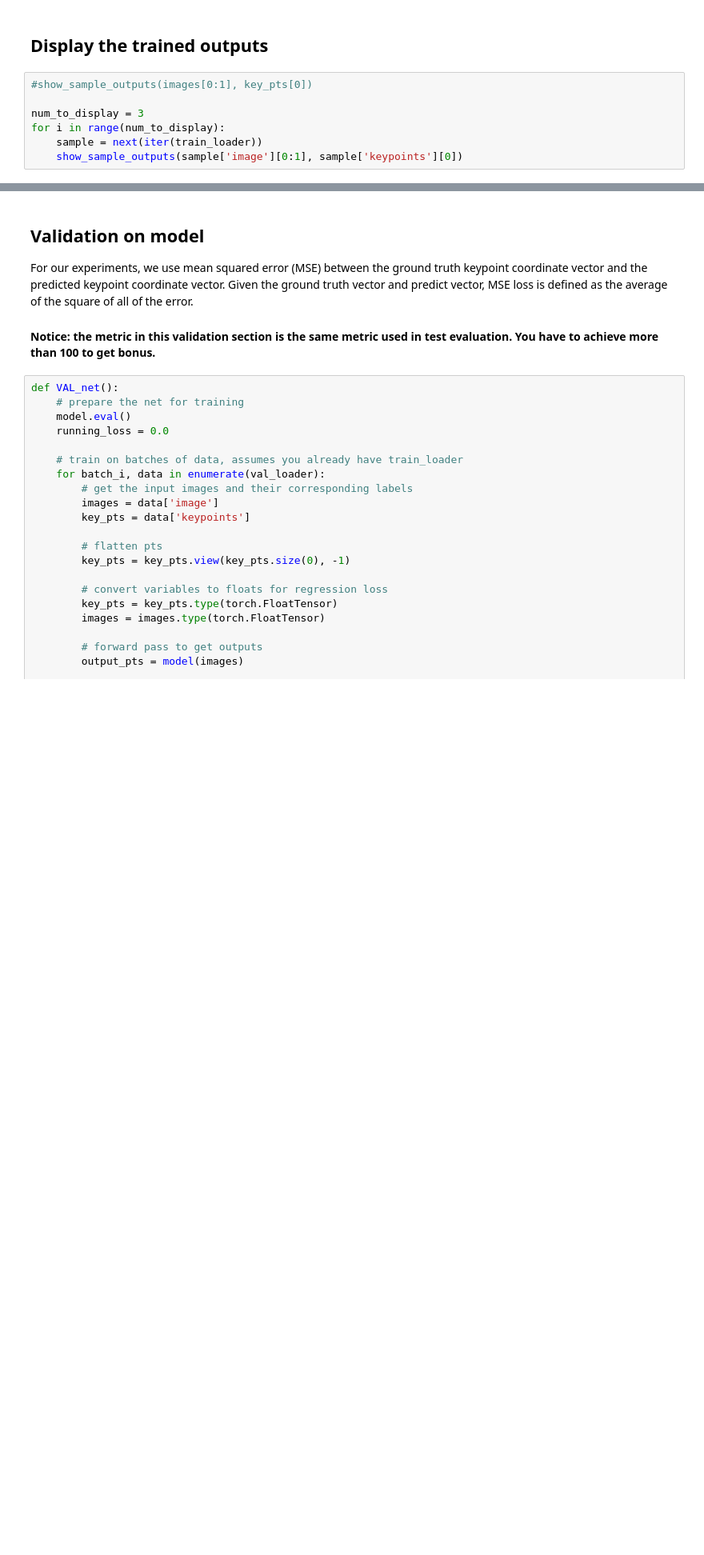
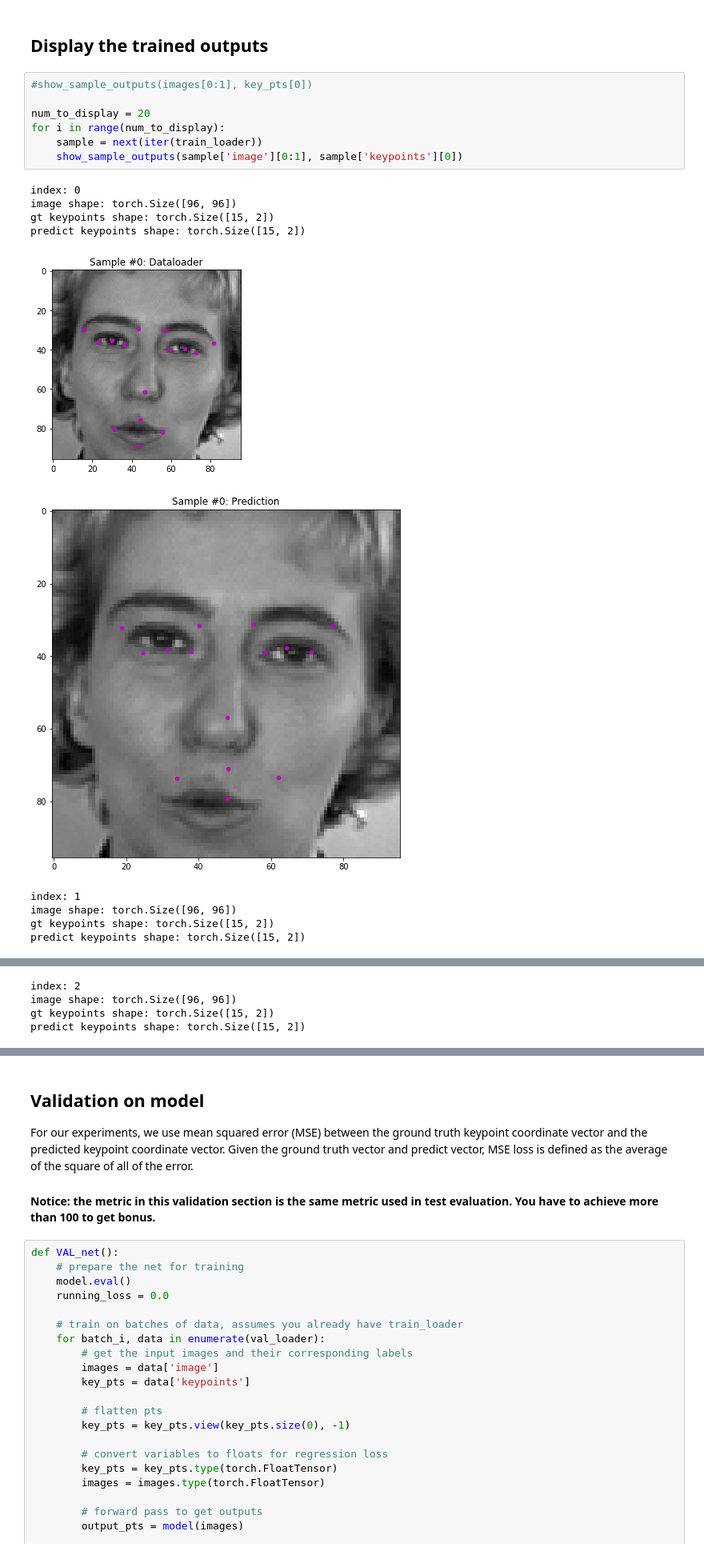
Before and after one commit to JulianHohenadel/I2Deep-Learning, a Jupyter notebook: exercise_3/2_facial_keypoints.ipynb, the cells around one changed output, grey strips where cells are left out. Shown at 80% size. Cells and saved outputs as stored; diff of their text form; blank space fills up the shorter version.

```diff
--- a/exercise_3/2_facial_keypoints.ipynb
+++ b/exercise_3/2_facial_keypoints.ipynb
@@ -537,7 +564,18 @@ train_net(n_epochs=15)
 # %%
 #show_sample_outputs(images[0:1], key_pts[0])
 
-num_to_display = 3
+num_to_display = 20
 for i in range(num_to_display):
     sample = next(iter(train_loader))
     show_sample_outputs(sample['image'][0:1], sample['keypoints'][0])
+# %% [output]
+index: 0
+image shape: torch.Size([96, 96])
+gt keypoints shape: torch.Size([15, 2])
+predict keypoints shape: torch.Size([15, 2])
+[figure, added]
+[figure, added]
+index: 1
+image shape: torch.Size([96, 96])
+gt keypoints shape: torch.Size([15, 2])
+predict keypoints shape: torch.Size([15, 2])
@@ -543,0 +584,4 @@ for i in range(num_to_display):
+index: 2
+image shape: torch.Size([96, 96])
+gt keypoints shape: torch.Size([15, 2])
+predict keypoints shape: torch.Size([15, 2])
```
Also changed, not shown: parts of 10 cells of this notebook, 2 other files.
